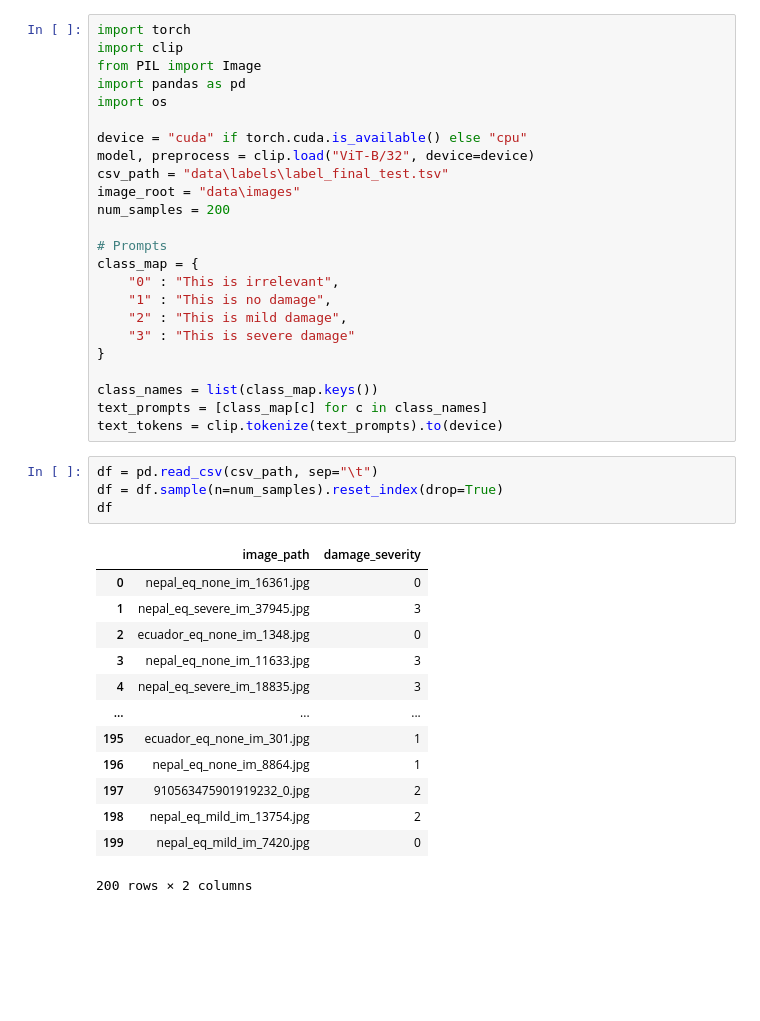
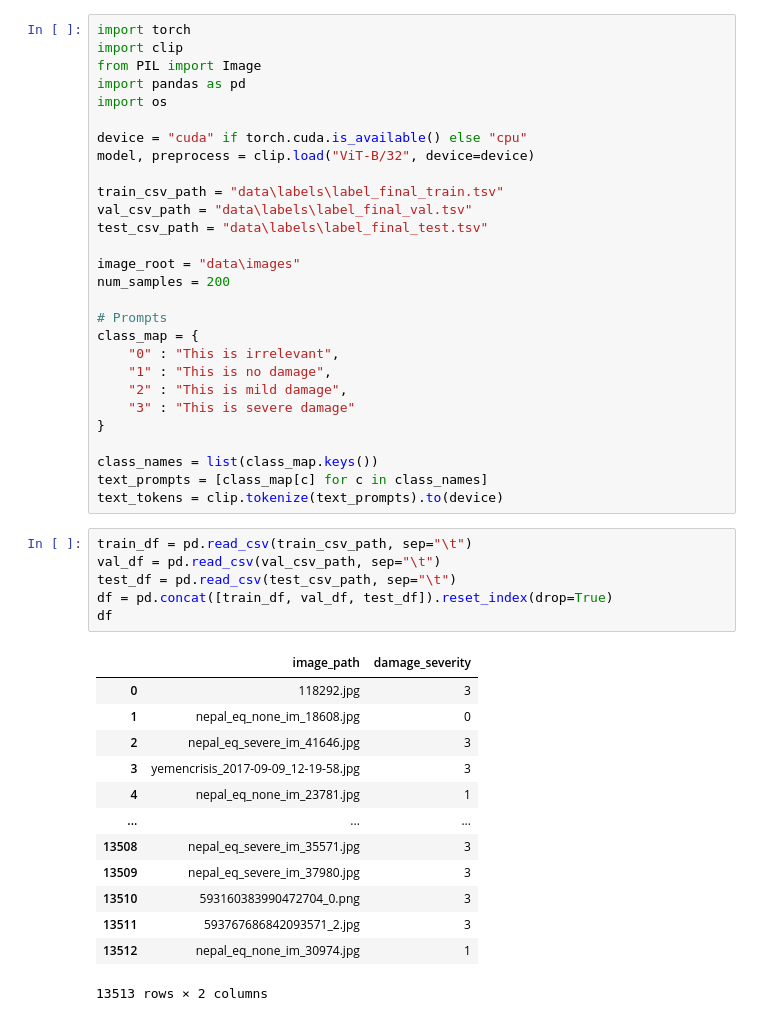
Before and after one commit to spatel776/Earthquake-Infrastracture-Damage, a Jupyter notebook: zero_shot_clip.ipynb, the cells around one changed output. Saved outputs shown, nothing was run; the diff lists cells and outputs as text; blank space fills up the shorter version.

```diff
--- a/zero_shot_clip.ipynb
+++ b/zero_shot_clip.ipynb
@@ -7,7 +7,11 @@ import os
 
 device = "cuda" if torch.cuda.is_available() else "cpu"
 model, preprocess = clip.load("ViT-B/32", device=device)
-csv_path = "data\labels\label_final_test.tsv"
+
+train_csv_path = "data\labels\label_final_train.tsv"
+val_csv_path = "data\labels\label_final_val.tsv"
+test_csv_path = "data\labels\label_final_test.tsv"
+
 image_root = "data\images"
 num_samples = 200
 
@@ -23,21 +27,23 @@ class_names = list(class_map.keys())
 text_prompts = [class_map[c] for c in class_names]
 text_tokens = clip.tokenize(text_prompts).to(device)
 # %%
-df = pd.read_csv(csv_path, sep="\t")
-df = df.sample(n=num_samples).reset_index(drop=True)
+train_df = pd.read_csv(train_csv_path, sep="\t")
+val_df = pd.read_csv(val_csv_path, sep="\t")
+test_df = pd.read_csv(test_csv_path, sep="\t")
+df = pd.concat([train_df, val_df, test_df]).reset_index(drop=True)
 df
 # %% [output]
 |  | image_path | damage_severity |
-| 0 | nepal_eq_none_im_16361.jpg | 0 |
-| 1 | nepal_eq_severe_im_37945.jpg | 3 |
-| 2 | ecuador_eq_none_im_1348.jpg | 0 |
-| 3 | nepal_eq_none_im_11633.jpg | 3 |
-| 4 | nepal_eq_severe_im_18835.jpg | 3 |
+| 0 | 118292.jpg | 3 |
+| 1 | nepal_eq_none_im_18608.jpg | 0 |
+| 2 | nepal_eq_severe_im_41646.jpg | 3 |
+| 3 | yemencrisis_2017-09-09_12-19-58.jpg | 3 |
+| 4 | nepal_eq_none_im_23781.jpg | 1 |
 | ... | ... | ... |
-| 195 | ecuador_eq_none_im_301.jpg | 1 |
-| 196 | nepal_eq_none_im_8864.jpg | 1 |
-| 197 | 910563475901919232_0.jpg | 2 |
-| 198 | nepal_eq_mild_im_13754.jpg | 2 |
-| 199 | nepal_eq_mild_im_7420.jpg | 0 |
+| 13508 | nepal_eq_severe_im_35571.jpg | 3 |
+| 13509 | nepal_eq_severe_im_37980.jpg | 3 |
+| 13510 | 593160383990472704_0.png | 3 |
+| 13511 | 593767686842093571_2.jpg | 3 |
+| 13512 | nepal_eq_none_im_30974.jpg | 1 |
-200 rows × 2 columns
+13513 rows × 2 columns
 # %%
```
Also changed, not shown: parts of 2 cells of this notebook.
